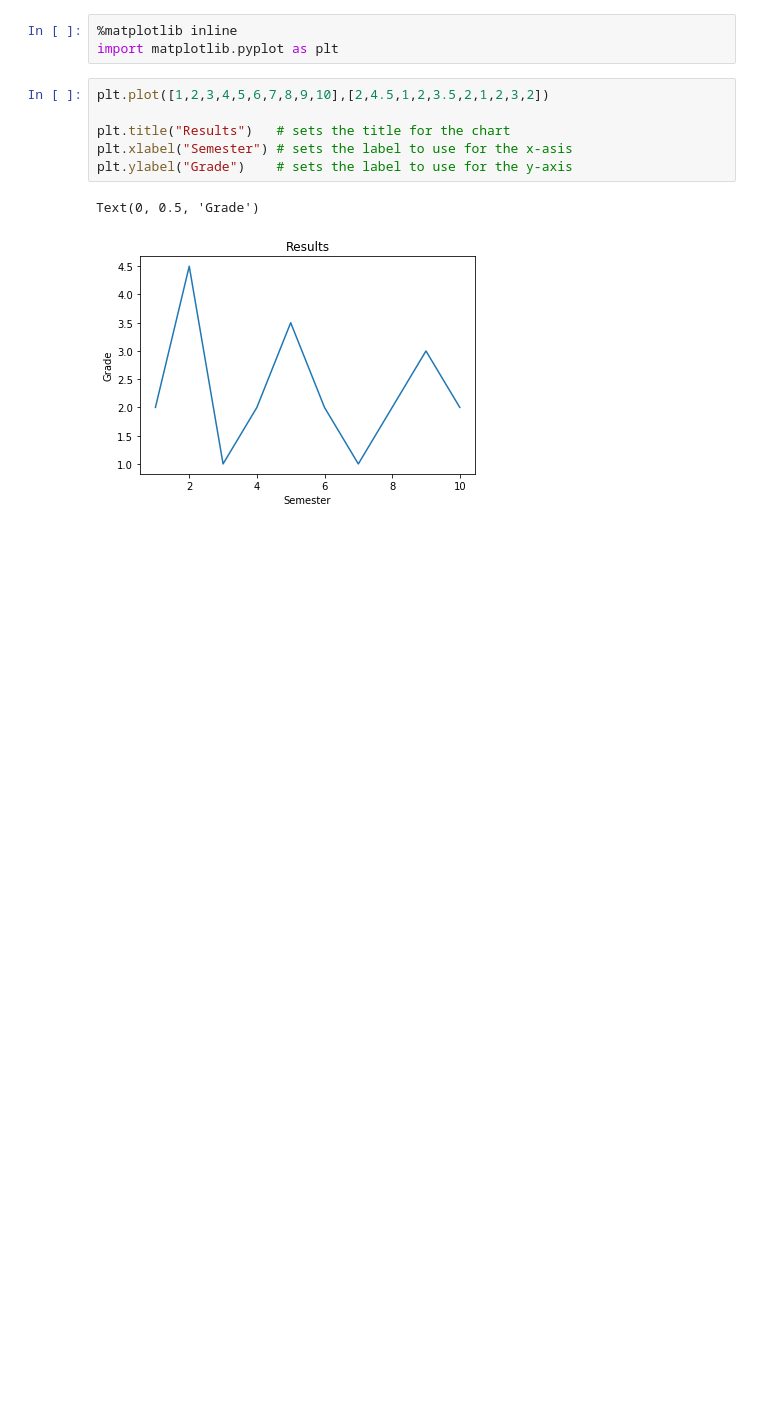
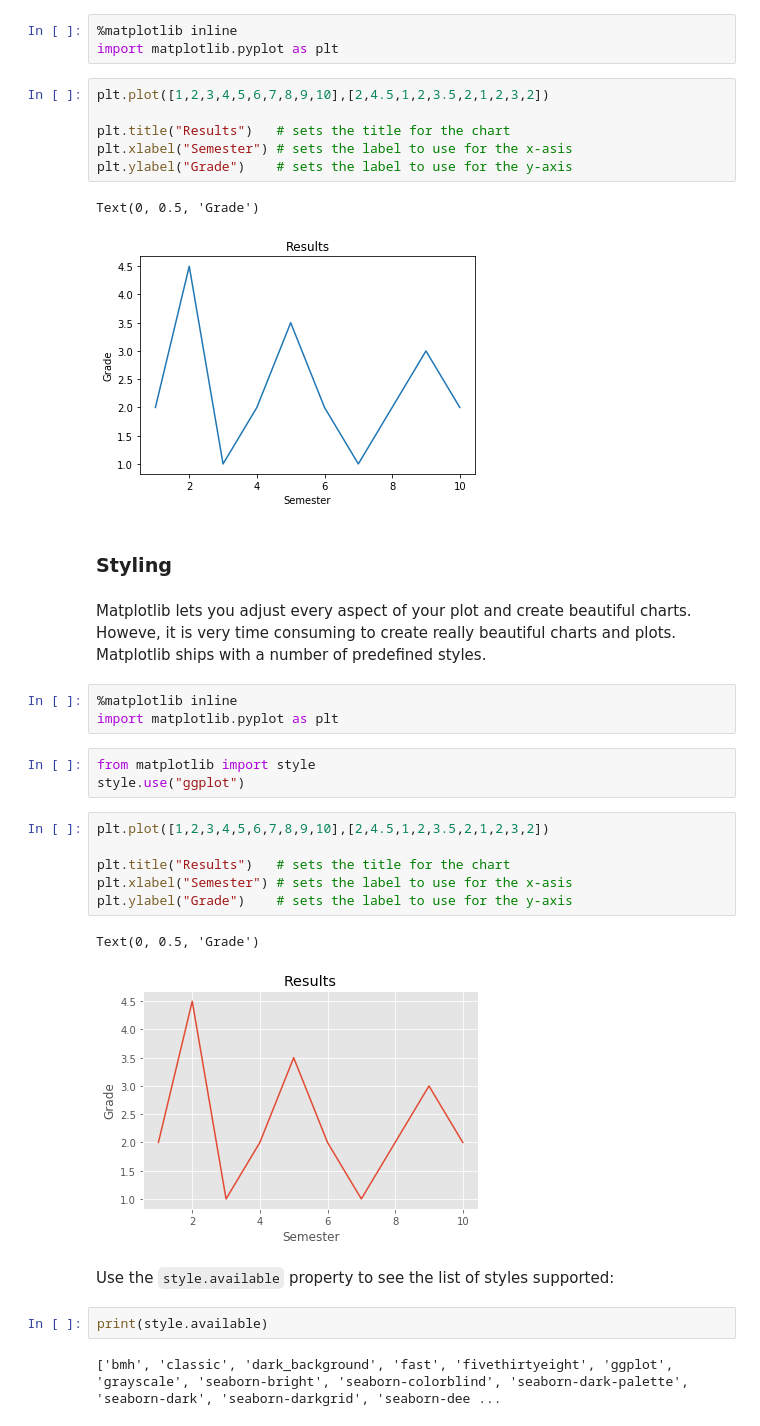
Before and after one commit to Adachika/python-machine-learning, a Jupyter notebook: 04_data_visualization_using_matplotlib.ipynb, the cells around one changed output. Cells and saved outputs as stored; diff of their text form; blank space fills up the shorter version.

```diff
--- a/04_data_visualization_using_matplotlib.ipynb
+++ b/04_data_visualization_using_matplotlib.ipynb
@@ -37,3 +38,28 @@ plt.ylabel("Grade")    # sets the label to use for the y-axis
 # %% [output]
 Text(0, 0.5, 'Grade')
 [figure]
+# %% [markdown]
+### Styling
+# %% [markdown]
+Matplotlib lets you adjust every aspect of your plot and create beautiful charts. Howeve, it is very time consuming to create really beautiful charts and plots. Matplotlib ships with a number of predefined styles.
+# %%
+%matplotlib inline
+import matplotlib.pyplot as plt
+# %%
+from matplotlib import style
+style.use("ggplot")
+# %%
+plt.plot([1,2,3,4,5,6,7,8,9,10],[2,4.5,1,2,3.5,2,1,2,3,2])
+
+plt.title("Results")   # sets the title for the chart
+plt.xlabel("Semester") # sets the label to use for the x-asis
+plt.ylabel("Grade")    # sets the label to use for the y-axis
+# %% [output]
+Text(0, 0.5, 'Grade')
+[figure, added]
+# %% [markdown]
+Use the `style.available` property to see the list of styles supported:
+# %%
+print(style.available)
+# %% [output]
+['bmh', 'classic', 'dark_background', 'fast', 'fivethirtyeight', 'ggplot', 'grayscale', 'seaborn-bright', 'seaborn-colorblind', 'seaborn-dark-palette', 'seaborn-dark', 'seaborn-darkgrid', 'seaborn-dee ...
```
Also changed, not shown: parts of 2 cells of this notebook.
